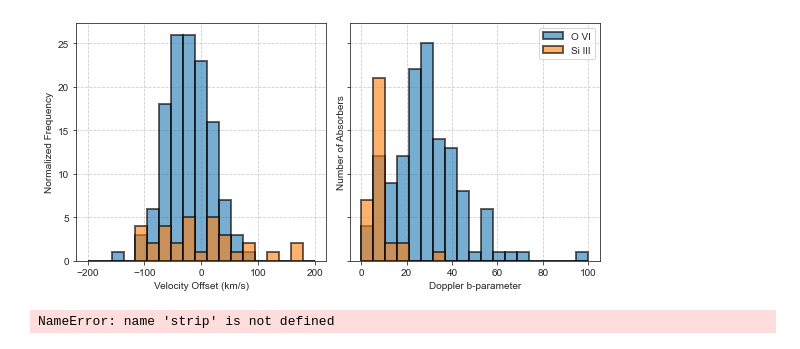
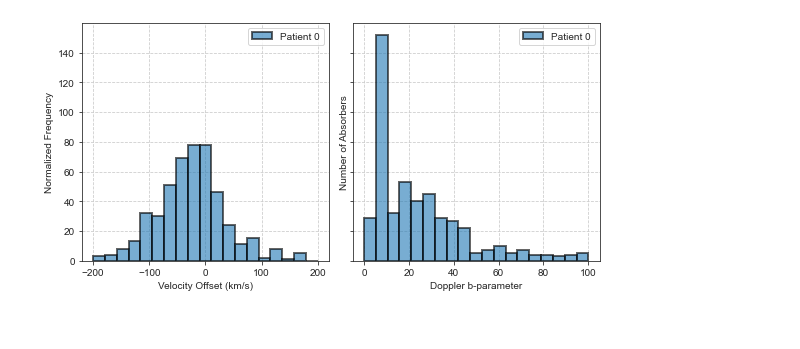
Before and after one commit to ibutsky/synthetic_spectra, a Jupyter notebook: scripts/plotting/plots.ipynb, the cells around one changed output. Drawn from its saved outputs; the diff is of its cells as text; code cells hidden in the pictures.

Commit message:
saving progress in combining spectra and plotting

```diff
--- a/scripts/plotting/plots.ipynb
+++ b/scripts/plotting/plots.ipynb
@@ -24,55 +24,49 @@ sns.set_style("ticks",{'axes.grid': True, "ytick.major.size": 0.1,
                 'grid.linestyle': '--'
             })
 # %%
-fn = '../../data/analyzed_spectra/combined_spectra.h5'
+vel = pt.load_data(['vel'])
+vel_p0 = pt.load_data(['vel'], model = 'P0')
+#vel_stream = pt.load_data(['vel'], model = 'stream')
 
-model = 'P0'
-ion_list = pt.load_data(['ion'], model = model, fn = fn)
-vel_p0 = pt.load_data(['vel'], model = model, fn = fn)
-mask_vel = vel_p0 > -1000
-vel_p0 = vel_p0[mask_vel]
-ion_list_vel = ion_list[mask_vel]
-bval_p0 = pt.load_data(['bval'], model = model, fn = fn)
-mask_bval = bval_p0 > -1000
-bval_p0 = bval_p0[mask_bval]
-ion_list_bval = ion_list[mask_bval]
+vel = vel[vel > -1000]
+vel_p0 = vel_p0[vel_p0 > -1000]
+#vel_stream =
+
+bval = pt.load_data(['bval'])
+bval_p0 = pt.load_data(['bval'], model = 'P0')
+#bval_stream = pt.load_data(['bval'], model = 'stream')
+
+bval = bval[bval > -1000]
+bval_p0 = bval_p0[bval_p0 > -1000]
+#bval_stream = bval_stream[bval_stream > -1000]
 
 
 fig, ax = plt.subplots(nrows =1, ncols =2, figsize =(8, 4), sharey = True, sharex= False)
 lw = 2
 ht = 'stepfilled'
 ht = 'bar'
 dens = False
+nbin = np.linspace(-200, 200, 20)
 ec = 'black'
 alpha = 0.6
 
-for ion in ['O VI', 'Si III']:
-    mask = ion_list_vel == ion.replace(" ", "")
-    nbin = np.linspace(-200, 200, 20)
-    ax[0].hist(vel_p0[mask],  bins = nbin, linewidth = lw, histtype = ht, density = dens,
-               label= ion, edgecolor = ec, alpha = alpha)
-
-    mask = ion_list_bval == ion.replace(" ", "")
-    nbin = np.linspace(0, 100, 20)
-    ax[1].hist(bval_p0[mask],  bins = nbin, linewidth = lw, histtype = ht, density = dens,
-               label= ion, edgecolor = ec, alpha = alpha)
-    ax[1].legend()
-
-
+ax[0].hist(vel_p0,  bins = nbin, linewidth = lw, histtype = ht, density = dens, label= 'Patient 0', edgecolor = ec, alpha = alpha)
+#ax[0].hist(vel_stream, bins = nbin, linewidth = lw, histtype = ht, density = dens, label= 'Streaming', edgecolor = ec, alpha = alpha)
+ax[0].legend()
 ax[0].set_ylabel('Normalized Frequency')
 ax[0].set_xlabel('Velocity Offset (km/s)')
+
+nbin = np.linspace(0, 100, 20)
+ax[1].hist(bval_p0,  bins = nbin, linewidth = lw, histtype = ht, density = dens, label= 'Patient 0', edgecolor = ec, alpha = alpha)
+#ax[1].hist(bval_stream, bins = nbin, linewidth = lw, histtype = ht, density = dens, label= 'Streaming', edgecolor = ec, alpha = alpha)
+ax[1].legend()
 ax[1].set_ylabel('Number of Absorbers')
 ax[1].set_xlabel('Doppler b-parameter')
 
 fig.tight_layout()
-plt.savefig('../../plots/vel_bval_histogram_%s.png'%model, dpi = 300)
+plt.savefig('../../plots/vel_bval_histogram.png', dpi = 300)
 # %% [output]
-[figure, old version]
+[figure, new version]
-# %%
-a = 'O VI'
-strip(a)
-# %% [output]
-NameError: name 'strip' is not defined
 # %%
 ion_list = ['H I', 'C II', 'C III', 'Si II', 'Si III', 'O VI']
 #ion_list = ['H I', 'O VI', 'N V']
```
Also changed, not shown: parts of 18 cells of this notebook, 5 other files.
